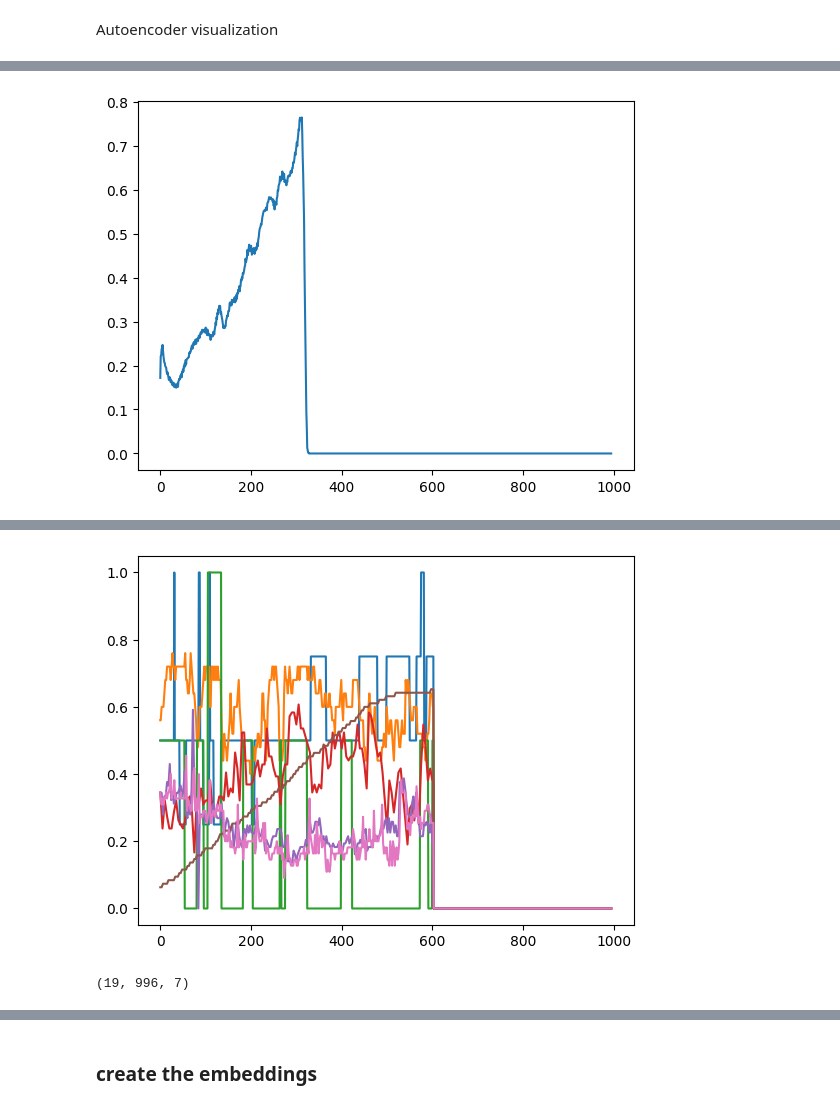
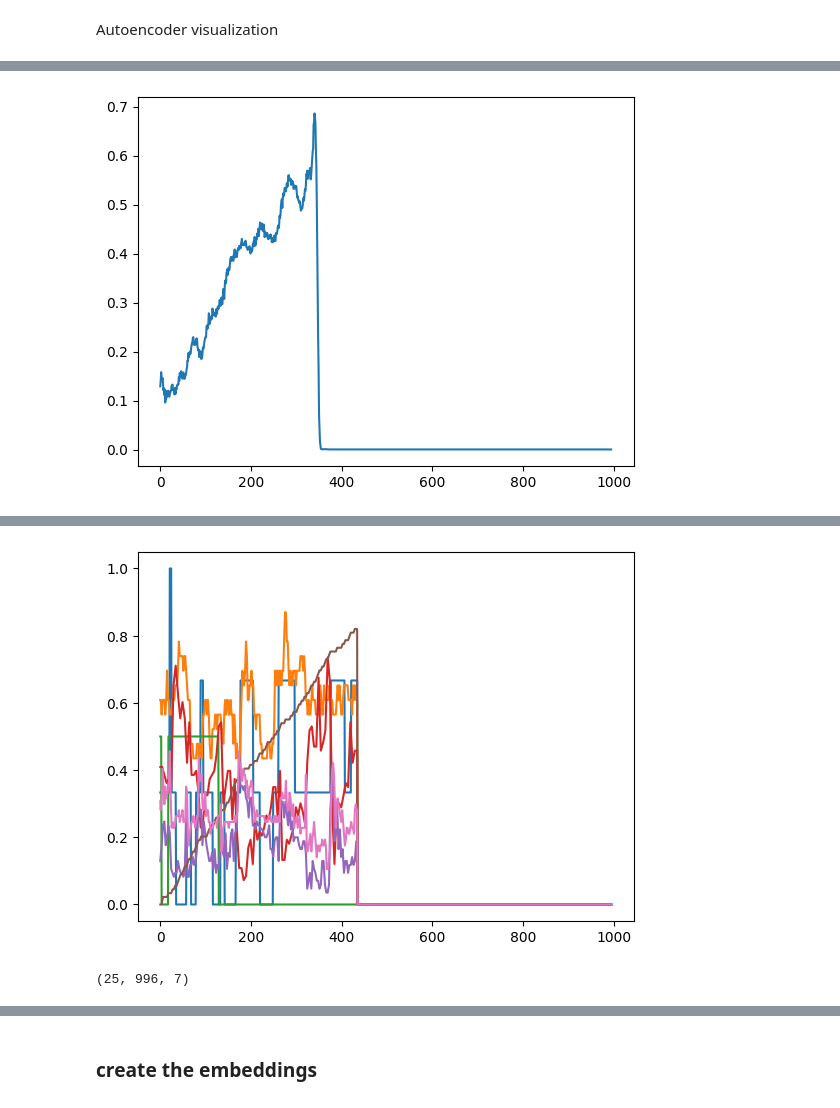
Before and after one commit to Lizoug/Garmin_Watch, a Jupyter notebook: autoencoder_Conv1D.ipynb, the cells around one changed output, grey strips where cells are left out. Cells and saved outputs as stored; diff of their text form; code cells hidden in the pictures.

```diff
--- a/autoencoder_Conv1D.ipynb
+++ b/autoencoder_Conv1D.ipynb
@@ -18,14 +16,16 @@ WARNING:tensorflow:From c:\Users\Asus\anaconda3\envs\dig_health\lib\site-package
 # %%
-person_1 = pd.read_json(r'datasets/december/liza.json', orient='records', lines=True) # liza
-person_2 = pd.read_json(r'datasets/december/sleep_data_Adham.json', lines=True) # adham
-person_3 = pd.read_json(r'datasets/december/sleep_data_Miriam.json', lines=True) # miriam
-person_4 = pd.read_json(r'datasets/december/sleep_data_Syahid.json', lines=True) # syahid
-person_5 = pd.read_json(r'datasets/december/sleep_data_florian.json', lines=True)  #  florian
+person_0 = pd.read_json(r'datasets/december/liza.json', orient='records', lines=True) # liza
+person_1 = pd.read_json(r'datasets/december/sleep_data_Adham.json', lines=True) # adham
+person_2 = pd.read_json(r'datasets/december/sleep_data_Miriam.json', lines=True) # miriam
+person_3 = pd.read_json(r'datasets/december/sleep_data_Syahid.json', lines=True) # syahid
+person_4 = pd.read_json(r'datasets/december/sleep_data_florian.json', lines=True)  #  florian
+person_5 = pd.read_json(r'datasets/december/sleep_data_Shado.json', lines=True) # shado
+person_6 = pd.read_json(r'datasets/december/sleep_data_Alina.json', lines=True) # alina
 
 # labels dataframe from excel
 labels_df = pd.read_excel(r'datasets\sleep_data.xlsx', sheet_name=None) # dict of all label
 # %%
-people_df = [person_1, person_2, person_3, person_4, person_5]
+people_df = [person_0, person_1, person_2, person_3, person_4, person_5, person_6]
 
 for num, df in enumerate(people_df):
     df.insert(0, "temp_id", num)
@@ -349,9 +332,9 @@ plt.show()
 plt.plot(X_test_recon[1,:-1,5])
 plt.show()
 # %% [output]
-[figure, old version]
+[figure, new version]
 # %%
-encoder_model = keras.models.Model(inputs= model.input, outputs=model.get_layer(index=3).output)
+encoder_model = keras.models.Model(inputs= model.input, outputs=model.get_layer(index=6).output)
 save_embeddings(encoder_model,X_test,save_path="X_test_embeddings.npy")
 X_test_embeddings = np.load("X_test_embeddings.npy")
 plt.plot(X_test[2][:-1])
@@ -362,9 +344,9 @@ WARNING:tensorflow:5 out of the last 5 calls to <function Model.make_predict_fun
 Embeddings saved to X_test_embeddings.npy
-[figure, old version]
+[figure, new version]
 # %%
 X_test.shape
 # %% [output]
-(19, 996, 7)
+(25, 996, 7)
 # %%
 plt.plot(X_test_embeddings[2][:-1])
 plt.show()
```
Also changed, not shown: parts of 15 cells of this notebook.
